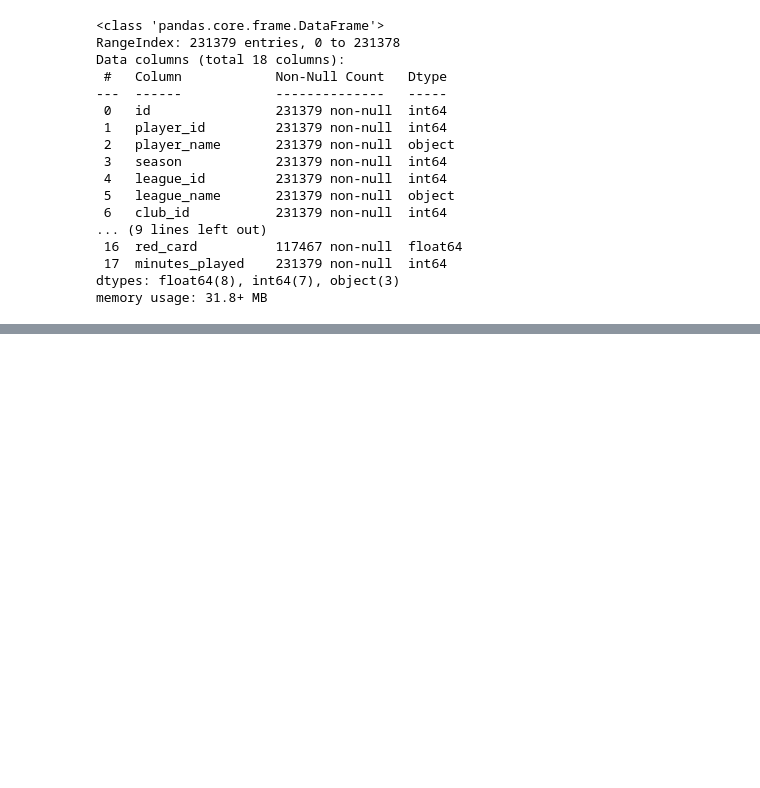
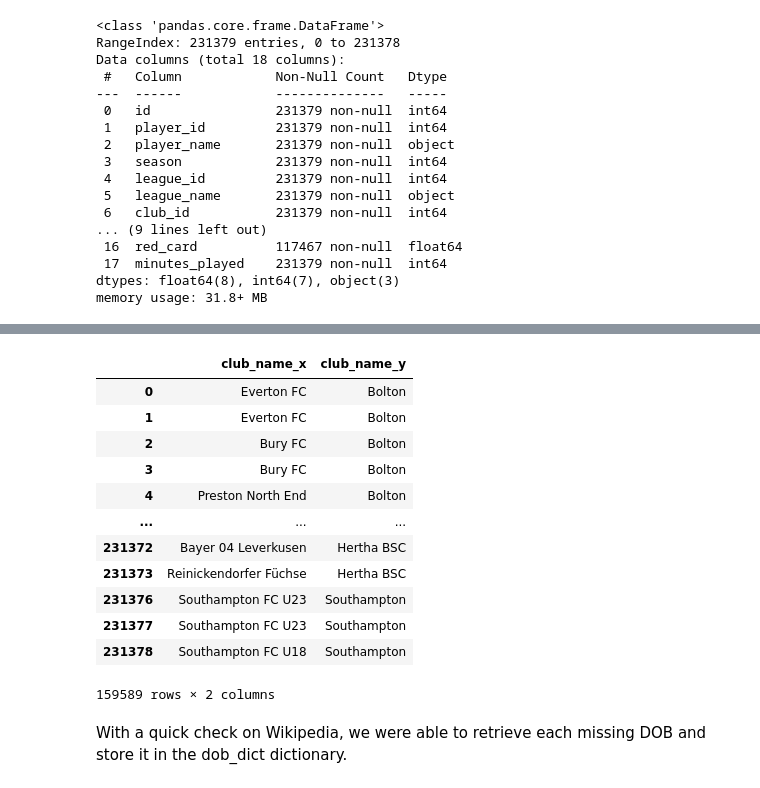
Before and after one commit to dvanheeswijk/Springboard, a Jupyter notebook: Capstone 2/Capstone 2 Data Wrangling - 7.6.ipynb, the cells around one changed output, grey strips where cells are left out. Saved outputs shown, nothing was run; the diff lists cells and outputs as text; code cells hidden in the pictures; blank space fills up the shorter version.

```diff
--- a/Capstone 2/Capstone 2 Data Wrangling - 7.6.ipynb
+++ b/Capstone 2/Capstone 2 Data Wrangling - 7.6.ipynb
@@ -442,3 +557,6 @@ player_stats[player_stats['goals'].isnull()].head()
 | 25 | 26 | 3 | Mark Davies | 2009 | 1 | Premier League | 289 | Bolton Wanderers | 17 | ... |
 | 26 | 27 | 3 | Mark Davies | 2008 | 1 | Premier League | 289 | Bolton Wanderers | 10 | ... |
 | 51 | 52 | 6 | Jaroslaw Fojut | 2017 | 19 | Ekstraklasa | 423 | Pogon Szczecin | 17 | ... |
+# %%
+player_df = pd.merge(player_stats, player_dict, how='left', left_on=['player_id','season'], right_on=['id','season'])
+player_df.info()
@@ -444,0 +594,16 @@ player_stats[player_stats['goals'].isnull()].head()
+# %%
+player_df[player_df['club_id_x'] != player_df['club_id_y']][['club_name_x','club_name_y']]
+# %% [output]
+|  | club_name_x | club_name_y |
+| 0 | Everton FC | Bolton |
+| 1 | Everton FC | Bolton |
+| 2 | Bury FC | Bolton |
+| 3 | Bury FC | Bolton |
+| 4 | Preston North End | Bolton |
+| ... | ... | ... |
+| 231372 | Bayer 04 Leverkusen | Hertha BSC |
+| 231373 | Reinickendorfer Füchse | Hertha BSC |
+| 231376 | Southampton FC U23 | Southampton |
+| 231377 | Southampton FC U23 | Southampton |
+| 231378 | Southampton FC U18 | Southampton |
+159589 rows × 2 columns
@@ -444,0 +612,2 @@ player_stats[player_stats['goals'].isnull()].head()
+# %% [markdown]
+With a quick check on Wikipedia, we were able to retrieve each missing DOB and store it in the dob_dict dictionary.
```
Also changed, not shown: parts of 53 cells of this notebook.
